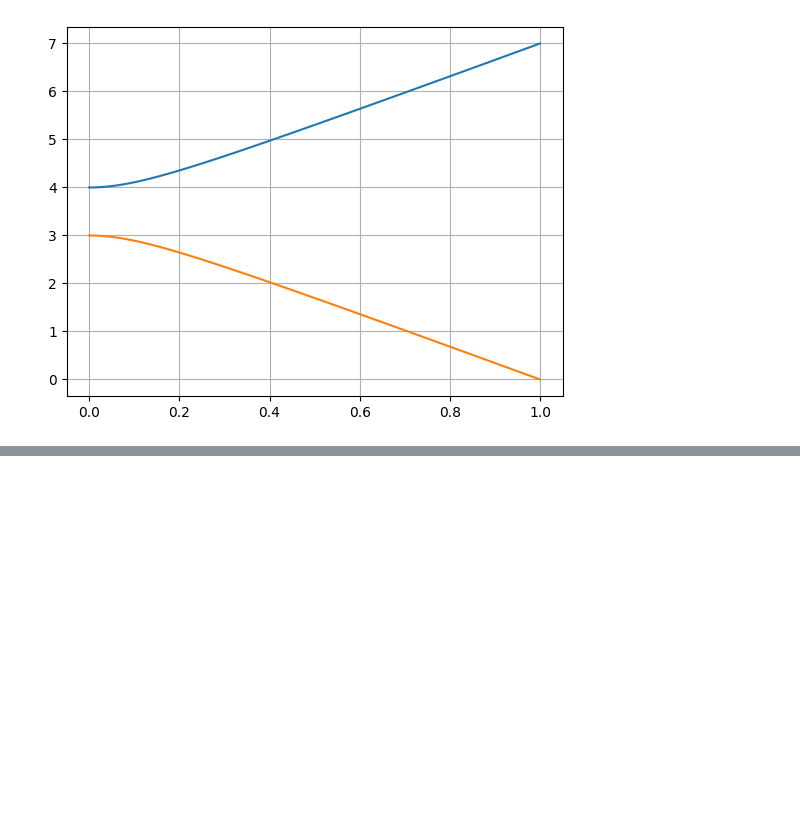
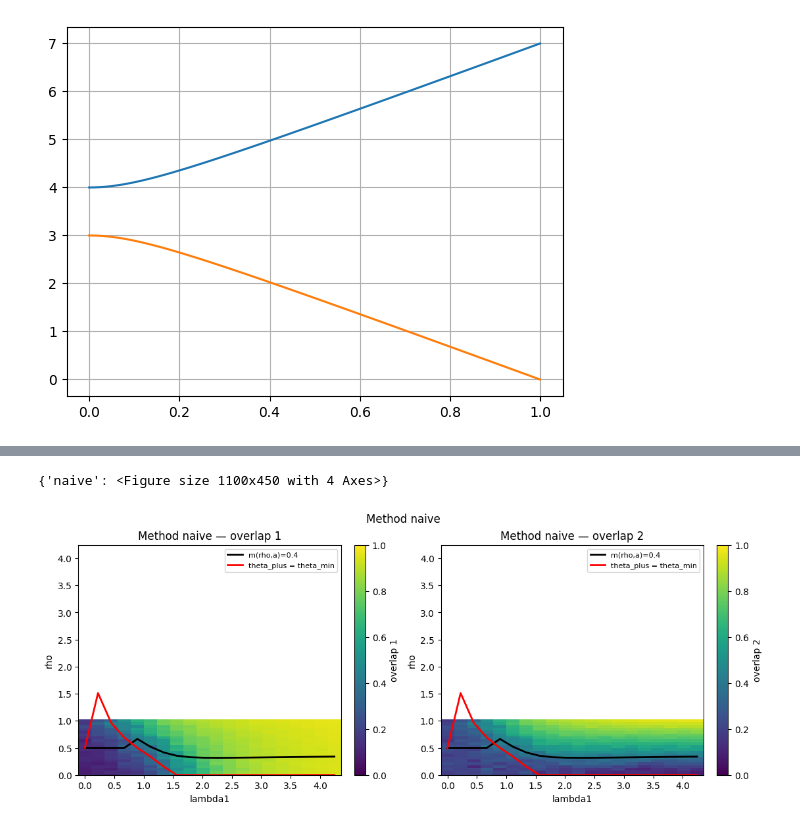
Before and after one commit to Taliesin123/Physics_The_Projects, a Jupyter notebook: Theory/thoery_vp.ipynb, the cells around one changed output, grey strips where cells are left out. Drawn from its saved outputs; the diff is of its cells as text; code cells hidden in the pictures; blank space fills up the shorter version.

```diff
--- a/Theory/thoery_vp.ipynb
+++ b/Theory/thoery_vp.ipynb
@@ -75,0 +320,10 @@ plt.show()
+# %%
+
+
+
+plot_comparison2D(out, vary_param1, vary_param2, method="naive",
+                       functions=function, cmap="viridis", vmin=0, vmax=1,
+                       figsize=(11, 4.5))
+# %% [output]
+{'naive': <Figure size 1100x450 with 4 Axes>}
+[figure, added]
```
Also changed, not shown: parts of 5 cells of this notebook, 3 other files.
